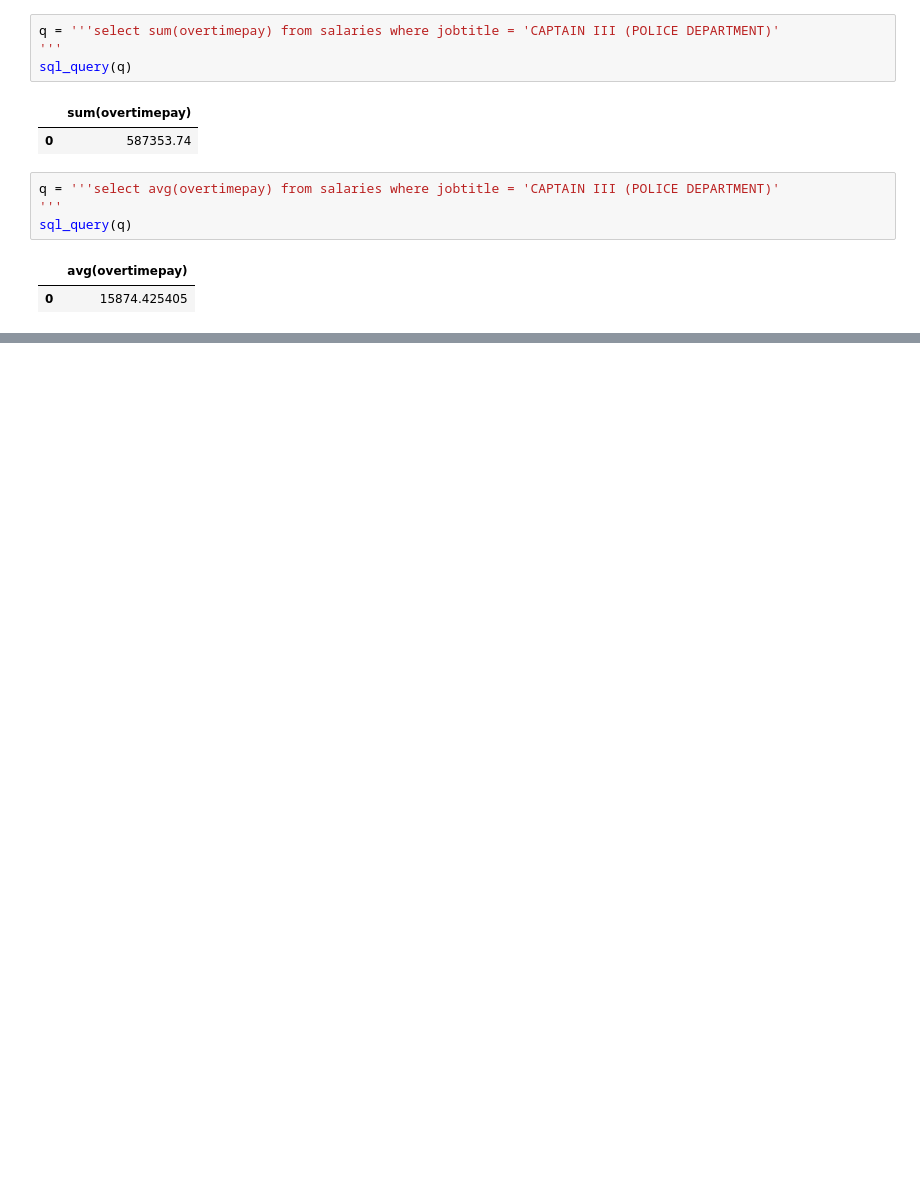
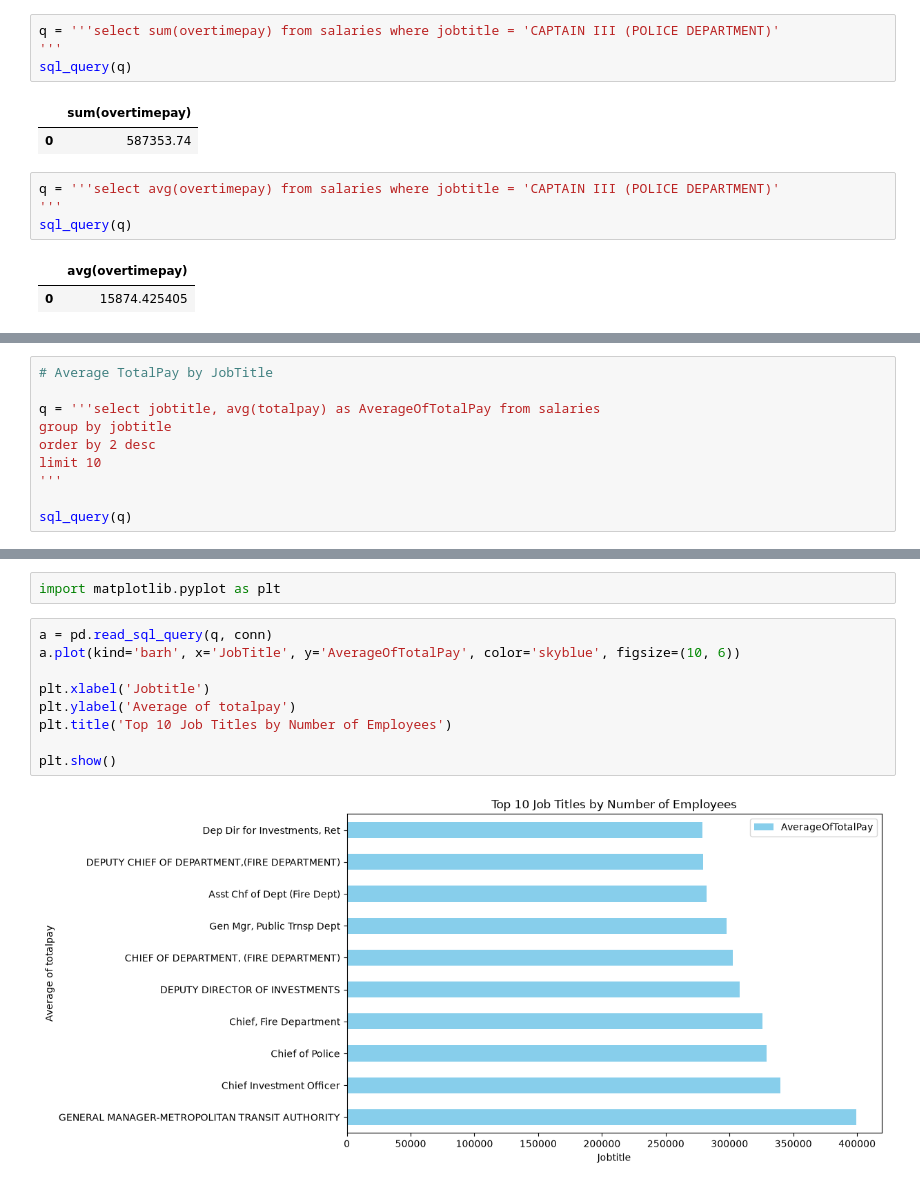
Before and after one commit to sheheryarhilal1/Jawan-Pakistan-23, a Jupyter notebook: Session 23.ipynb, the cells around one changed output, grey strips where cells are left out. Saved outputs shown, nothing was run; the diff lists cells and outputs as text; blank space fills up the shorter version.

```diff
--- a/Session 23.ipynb
+++ b/Session 23.ipynb
@@ -901,0 +955,10 @@ sql_query(q)
+# %%
+# Average TotalPay by JobTitle
+
+q = '''select jobtitle, avg(totalpay) as AverageOfTotalPay from salaries
+group by jobtitle
+order by 2 desc
+limit 10
+'''
+
+sql_query(q)
@@ -901,0 +992,13 @@ sql_query(q)
+# %%
+import matplotlib.pyplot as plt
+# %%
+a = pd.read_sql_query(q, conn)
+a.plot(kind='barh', x='JobTitle', y='AverageOfTotalPay', color='skyblue', figsize=(10, 6))
+
+plt.xlabel('Jobtitle')
+plt.ylabel('Average of totalpay')
+plt.title('Top 10 Job Titles by Number of Employees')
+
+plt.show()
+# %% [output]
+[figure, added]
```
Also changed, not shown: parts of 14 cells of this notebook.
